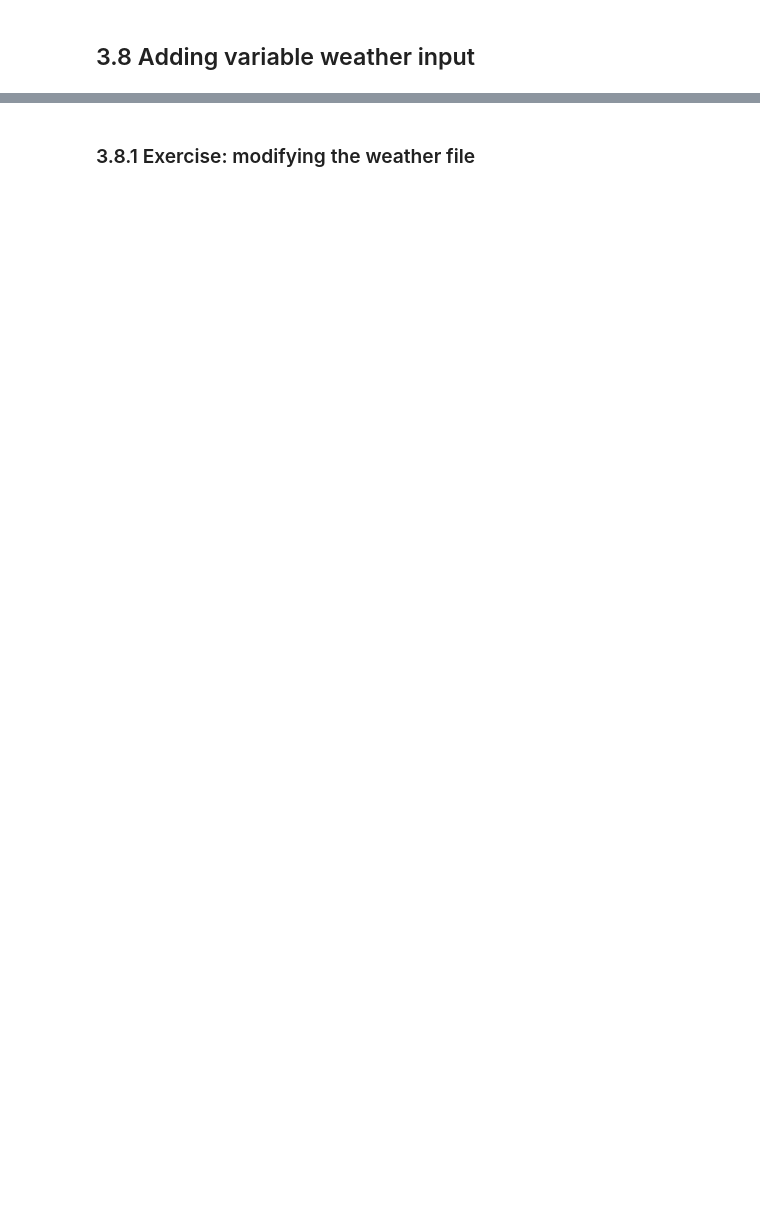
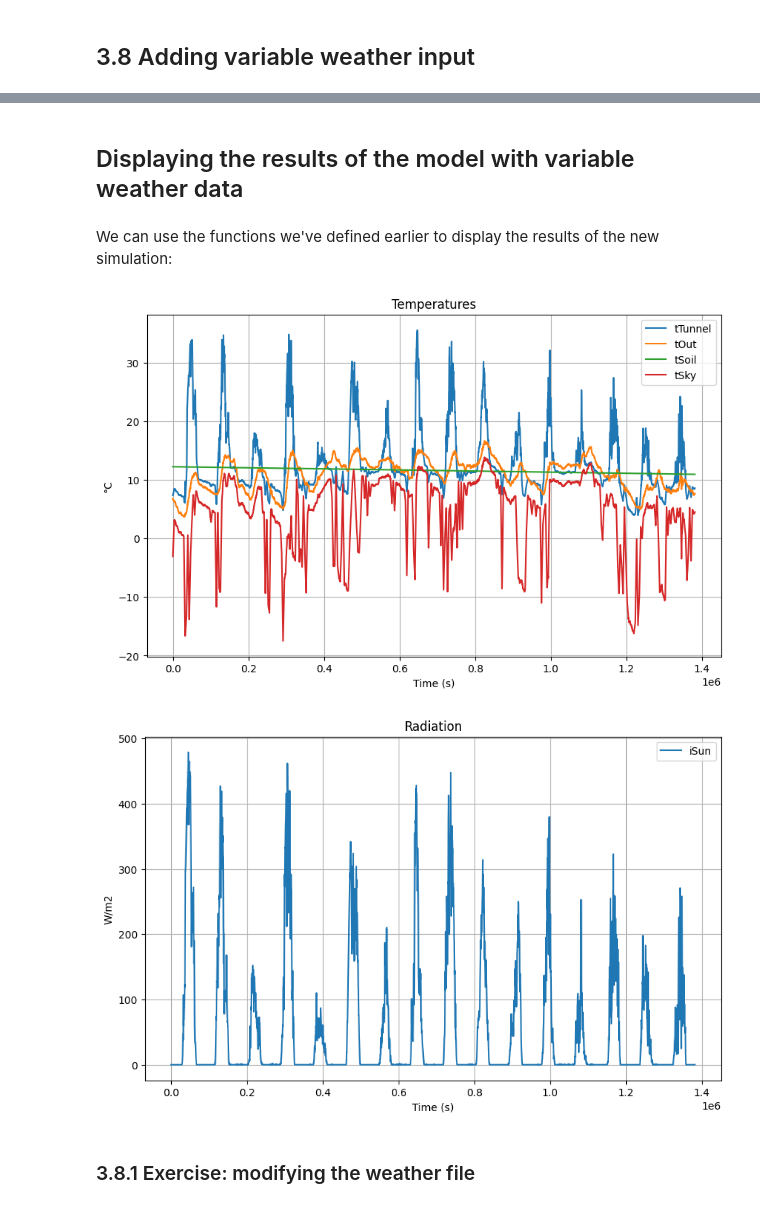
Before and after one commit to davkat1/intro_gh_modelling_draft, a Jupyter notebook: notebooks/03_tunnel_model_in_greenlight.ipynb, the cells around one changed output, grey strips where cells are left out. Drawn from its saved outputs; the diff is of its cells as text; code cells hidden in the pictures; blank space fills up the shorter version.

```diff
--- a/notebooks/03_tunnel_model_in_greenlight.ipynb
+++ b/notebooks/03_tunnel_model_in_greenlight.ipynb
@@ -578,0 +588,6 @@ Explain what's happening here, also document where the weather data is coming fr
+# %%
+# Point to the location of the weather file, using the local operating system logic
+weather_file = os.path.abspath(os.path.join("input", "example_weather.csv"))
+
+# Load the file contents as a DataFrame and display it
+display(pd.read_csv(weather_file))
@@ -579,14 +636,4 @@ Explain what's happening here, also document where the weather data is coming fr
 # %%
-# New model
-options = {
-    "options": {
-        "t_start":"0",
-        "t_end": str(16 * 24 * 60 * 60),
-        "output_step": "300",
-        "t_eval": "300"
-    }
-}
-
 tunnel_def["dummy"] = {
         "description": "Dummy variable",
         "unit": "-",
@@ -595,10 +642,3 @@ tunnel_def["dummy"] = {
         "definition": "0",
         "init": "0"
     }
-
-mdl_2 = greenlight.GreenLight(
-    base_path=os.getcwd(),
-    input_prompt=[tunnel_def, os.path.join("input", "example_weather.csv"), options],
-    output_path=os.path.join("output", "output_2.csv")
-)
-mdl_2.run()
@@ -606,0 +649,9 @@ NameError: name 'os' is not defined
+# %%
+# Create a new instance of GreenLight
+# input_prompt includes weather_file and options
+mdl_2 = greenlight.GreenLight(
+    input_prompt=[tunnel_def, weather_file, options],
+    )
+
+# Display the input_prompt attribute of mdl_2
+display(mdl_2.input_prompt)
@@ -607,13 +695,16 @@ NameError: name 'os' is not defined
+# %% [markdown]
+## Displaying the results of the model with variable weather data
+# %% [markdown]
+We can use the functions we've defined earlier to display the results of the new simulation:
 # %%
-"""
-Make graphs
-"""
+# Graph the simulated temperatures
+display_graphs(mdl_2.full_sol, ["tTunnel", "tOut",  "tSoil", "tSky"],"Temperatures", "°C", '-')
 
-# Load simulation result
-output_2 = pd.read_csv(os.path.join("output", "output_2.csv"), header=[0,1,2], low_memory=False)
-
-display_output(output_2, [["tTunnel", "tOut",  "tSoil", "tSky"], ["iSun"]], ["Temperatures", "Radiation"], ["°C", "W/m2"], '-')
-model_table(mdl_2)
+# Graph the solar radiation
+display_graphs(mdl_2.full_sol, ["iSun"],"Radiation", "W/m2", '-')
+# %% [output]
+[figure, added]
+[figure, added]
 # %% [markdown]
 ### 3.8.1 Exercise: modifying the weather file
 # %% [markdown]
```
Also changed, not shown: parts of 30 cells of this notebook, 2 other files.
